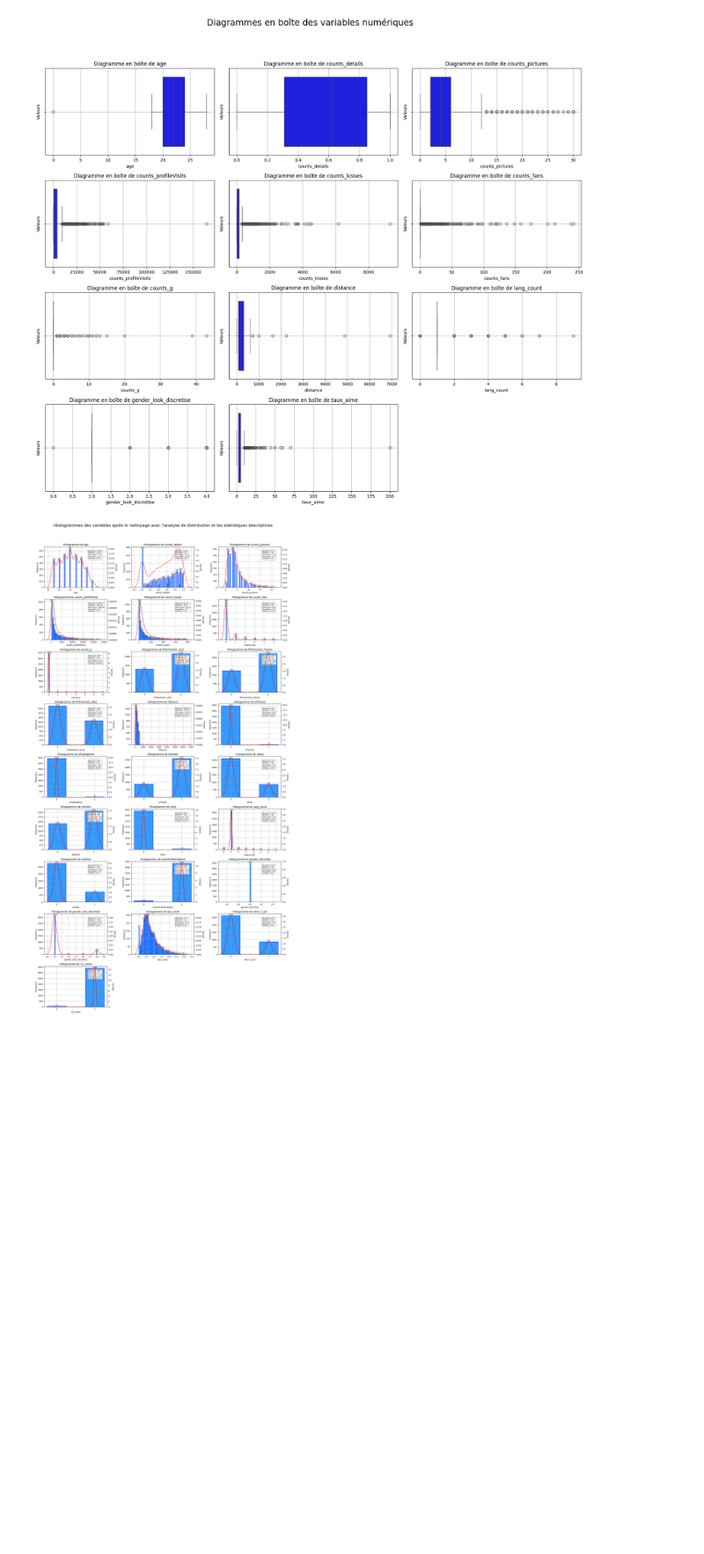
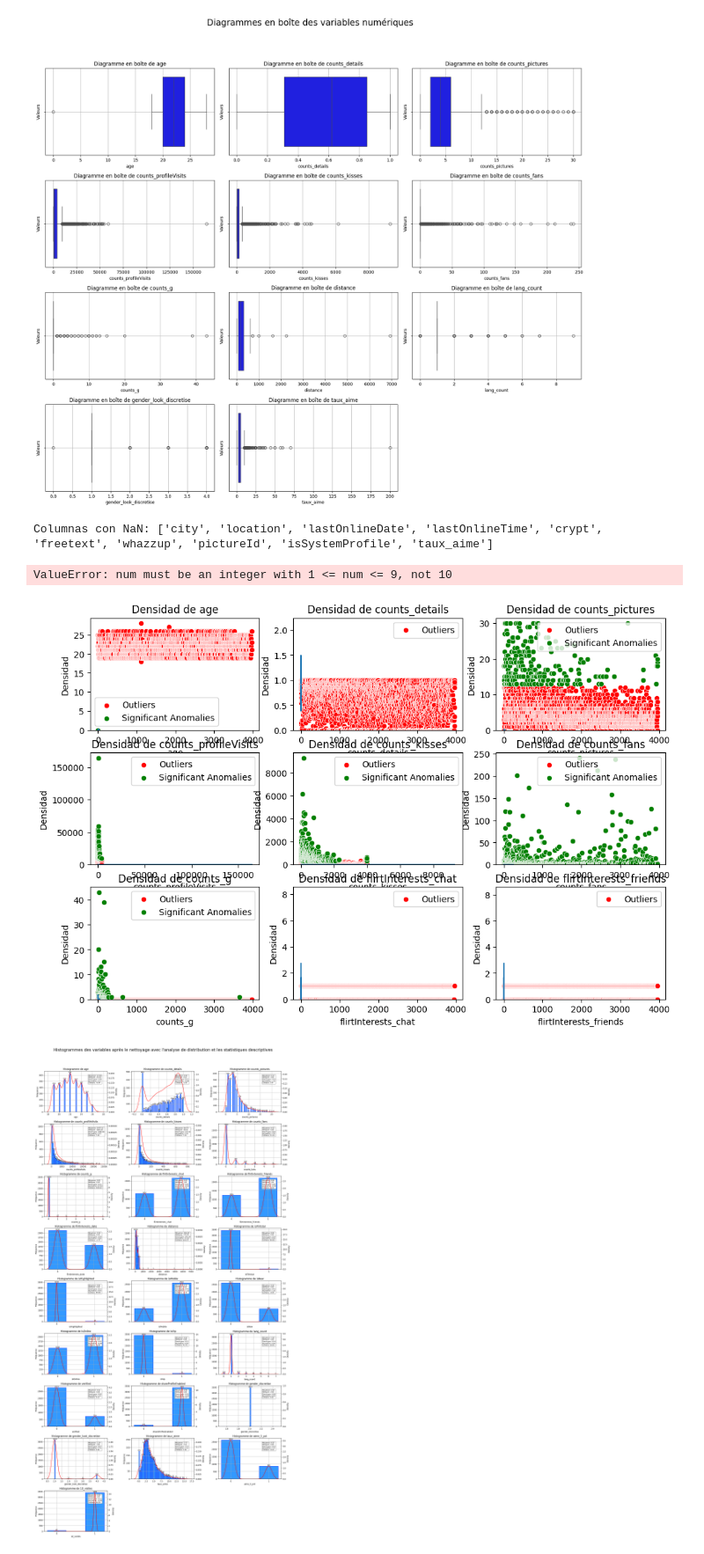
Before and after one commit to KevenJAntenor/Distributed-Systems, a Jupyter notebook: tp1.ipynb, the cells around one changed output. Shown at 88% size. Drawn from its saved outputs; the diff is of its cells as text; code cells hidden in the pictures; blank space fills up the shorter version.

Commit message:
Diagrammes de densité

```diff
--- a/tp1.ipynb
+++ b/tp1.ipynb
@@ -223,6 +223,80 @@ def afficher_diagrammes_de_boite(dataset, titre):
 afficher_diagrammes_de_boite(dataset, "Diagrammes en boîte des variables numériques")
 # %% [output]
 [figure]
+# %%
+# Verificar qué columnas contienen NaN
+columnas_con_nan = dataset.columns[dataset.isna().any()].tolist()
+print(f"Columnas con NaN: {columnas_con_nan}")
+
+
+# Liste des colonnes à supprimer
+colonnes_a_supprimer = ['city', 'location', 'lastOnlineDate', 'lastOnlineTime', 'crypt',
+                        'freetext', 'whazzup', 'pictureId', 'isSystemProfile', 'taux_aime']
+
+# Supprimer les colonnes spécifiées
+dataset = dataset.drop(colonnes_a_supprimer, axis=1)
+
+
+import pandas as pd
+import seaborn as sns
+import matplotlib.pyplot as plt
+from sklearn.cluster import DBSCAN
+from sklearn.preprocessing import StandardScaler
+
+# Función para graficar densidad y detectar outliers con DBSCAN
+def graficar_densidad_y_dbscan(dataset):
+    # Seleccionar solo las columnas numéricas para el análisis
+    columnas_numericas = dataset.select_dtypes(include=['float64', 'int64'])
+
+
+
+    # Escalar los datos
+    scaler = StandardScaler()
+    dataset_scaled = scaler.fit_transform(columnas_numericas)
+
+    # Aplicar DBSCAN
+    eps = 0.5  # Radio máximo entre puntos para ser considerados vecinos
+    min_samples = 5  # Número mínimo de puntos para formar un cluster
+    dbscan = DBSCAN(eps=eps, min_samples=min_samples)
+    clusters = dbscan.fit_predict(dataset_scaled)
+
+    # Configurar el tamaño de la figura
+    plt.figure(figsize=(12, 8))
+
+    # Iterar sobre cada columna numérica y graficar la densidad
+    for i, col in enumerate(columnas_numericas.columns):
+        plt.subplot(3, 3, i + 1)  # Ajustar según el número de columnas numéricas
+        sns.histplot(dataset[col], kde=True, stat='density', linewidth=0)  # Utilizar linewidth=0 para puntos
+        plt.title(f'Densidad de {col}')
+        plt.xlabel(col)
+        plt.ylabel('Densidad')
+
+        # Destacar los outliers detectados por DBSCAN (valores -1) con puntos rojos
+        outliers_mask = clusters == -1
+        sns.scatterplot(x=dataset[col][outliers_mask].index, y=dataset[col][outliers_mask], color='r', label='Outliers')
+
+        # Identificar datos anormales usando el rango intercuartílico (IQR)
+        Q1 = dataset[col].quantile(0.25)
+        Q3 = dataset[col].quantile(0.75)
+        IQR = Q3 - Q1
+        lower_bound = Q1 - 1.5 * IQR
+        upper_bound = Q3 + 1.5 * IQR
+
+        # Filtrar datos anormales que están significativamente alejados
+        anomalous_mask = (dataset[col] < lower_bound) | (dataset[col] > upper_bound)
+        sns.scatterplot(x=dataset[col][anomalous_mask].index, y=dataset[col][anomalous_mask], color='g', label='Significant Anomalies')
+
+        plt.legend()
+
+    plt.tight_layout()
+    plt.show()
+
+# Ejemplo de uso: Graficar densidad y detectar outliers con DBSCAN
+graficar_densidad_y_dbscan(dataset)
+# %% [output]
+Columnas con NaN: ['city', 'location', 'lastOnlineDate', 'lastOnlineTime', 'crypt', 'freetext', 'whazzup', 'pictureId', 'isSystemProfile', 'taux_aime']
+ValueError: num must be an integer with 1 <= num <= 9, not 10
+[figure, added]
 # %%
 import pandas as pd
 import numpy as np
```
